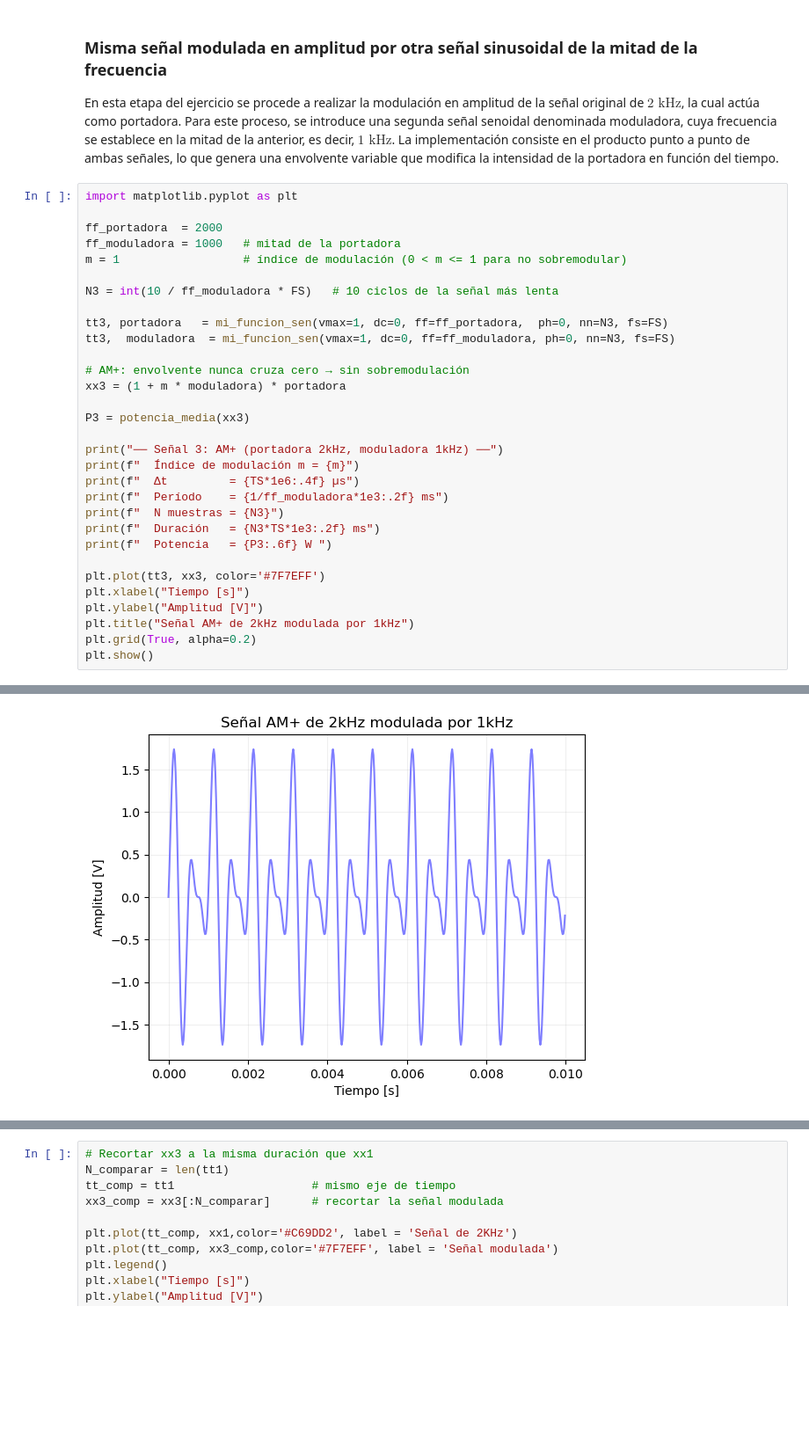
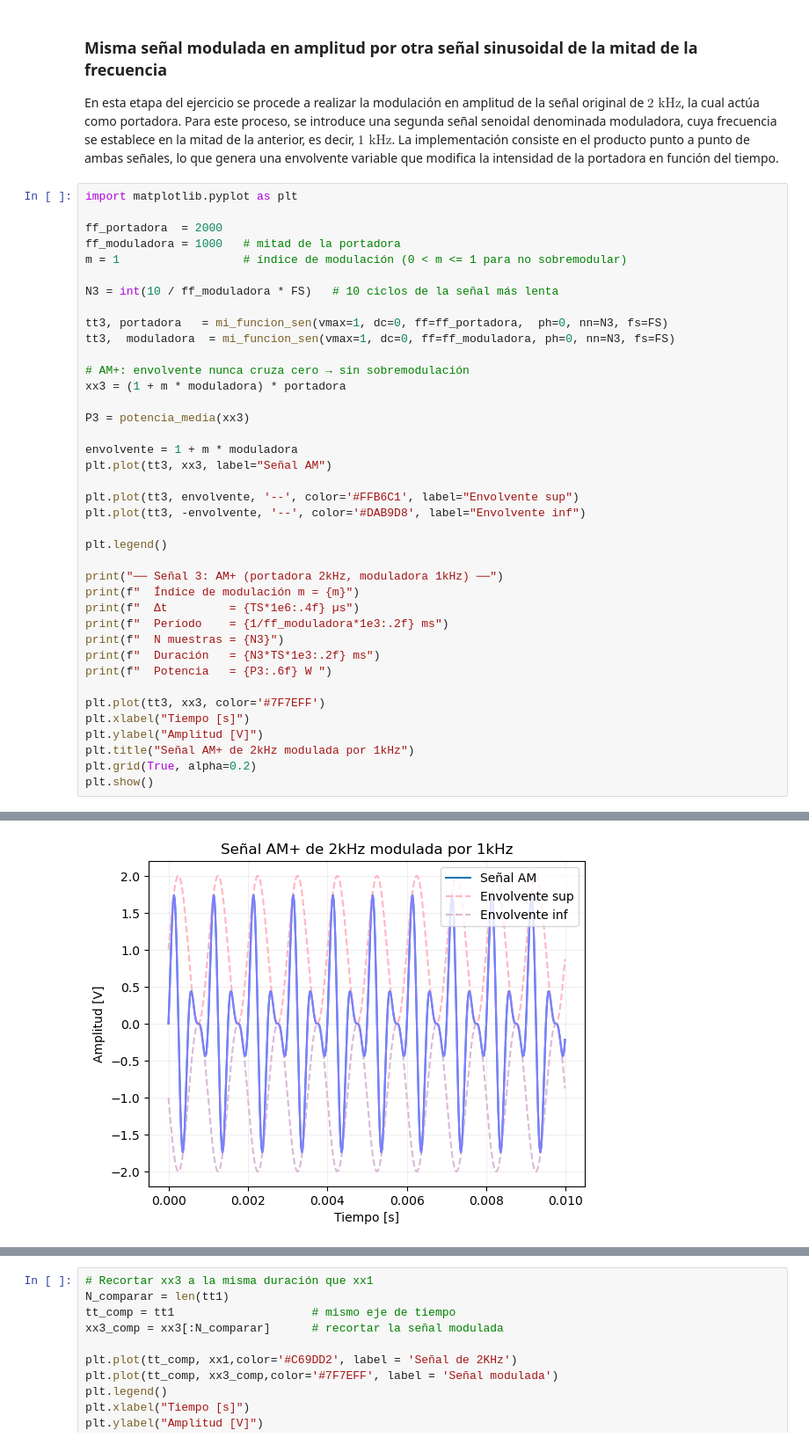
Before and after one commit to moradelacorte/APS, a Jupyter notebook: Mis_trabajos/TS1.ipynb, the cells around one changed output, grey strips where cells are left out. Shown at 88% size. Drawn from its saved outputs; the diff is of its cells as text; blank space fills up the shorter version.

```diff
--- a/Mis_trabajos/TS1.ipynb
+++ b/Mis_trabajos/TS1.ipynb
@@ -196,32 +196,40 @@ N3 = int(10 / ff_moduladora * FS)   # 10 ciclos de la señal más lenta
 tt3, portadora   = mi_funcion_sen(vmax=1, dc=0, ff=ff_portadora,  ph=0, nn=N3, fs=FS)
 tt3,  moduladora  = mi_funcion_sen(vmax=1, dc=0, ff=ff_moduladora, ph=0, nn=N3, fs=FS)
 
 # AM+: envolvente nunca cruza cero → sin sobremodulación
 xx3 = (1 + m * moduladora) * portadora
 
 P3 = potencia_media(xx3)
 
+envolvente = 1 + m * moduladora
+plt.plot(tt3, xx3, label="Señal AM")
+
+plt.plot(tt3, envolvente, '--', color='#FFB6C1', label="Envolvente sup")
+plt.plot(tt3, -envolvente, '--', color='#DAB9D8', label="Envolvente inf")
+
+plt.legend()
+
 print("── Señal 3: AM+ (portadora 2kHz, moduladora 1kHz) ──")
 print(f"  Índice de modulación m = {m}")
 print(f"  Δt         = {TS*1e6:.4f} µs")
 print(f"  Período    = {1/ff_moduladora*1e3:.2f} ms")
 print(f"  N muestras = {N3}")
 print(f"  Duración   = {N3*TS*1e3:.2f} ms")
 print(f"  Potencia   = {P3:.6f} W ")
 
 plt.plot(tt3, xx3, color='#7F7EFF')
 plt.xlabel("Tiempo [s]")
 plt.ylabel("Amplitud [V]")
 plt.title("Señal AM+ de 2kHz modulada por 1kHz")
 plt.grid(True, alpha=0.2)
 plt.show()
 # %% [output]
 ── Señal 3: AM+ (portadora 2kHz, moduladora 1kHz) ──
   Índice de modulación m = 1
   Δt         = 20.0000 µs
   Período    = 1.00 ms
   N muestras = 500
   Duración   = 10.00 ms
   Potencia   = 0.750000 W
-[figure, old version]
+[figure, new version]
 # %% [markdown]
```
Also changed, not shown: parts of 1 cell of this notebook.
